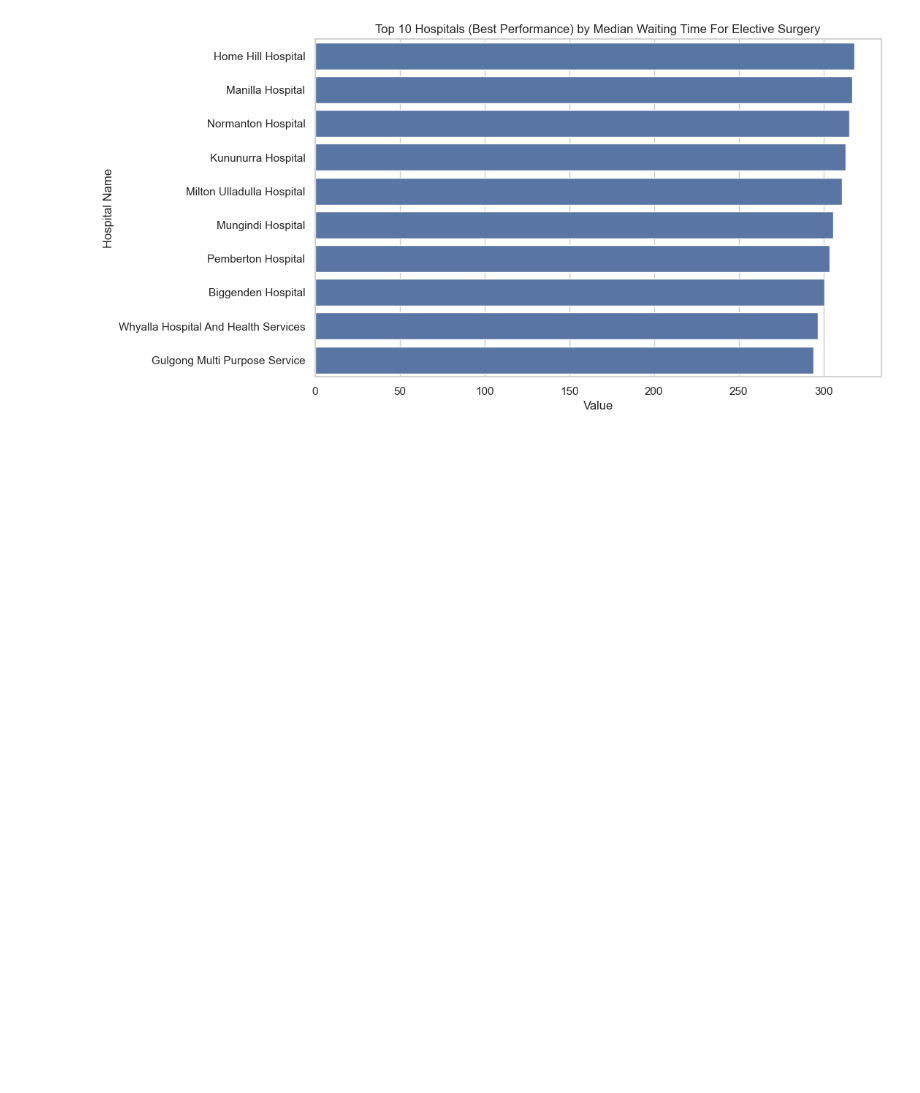
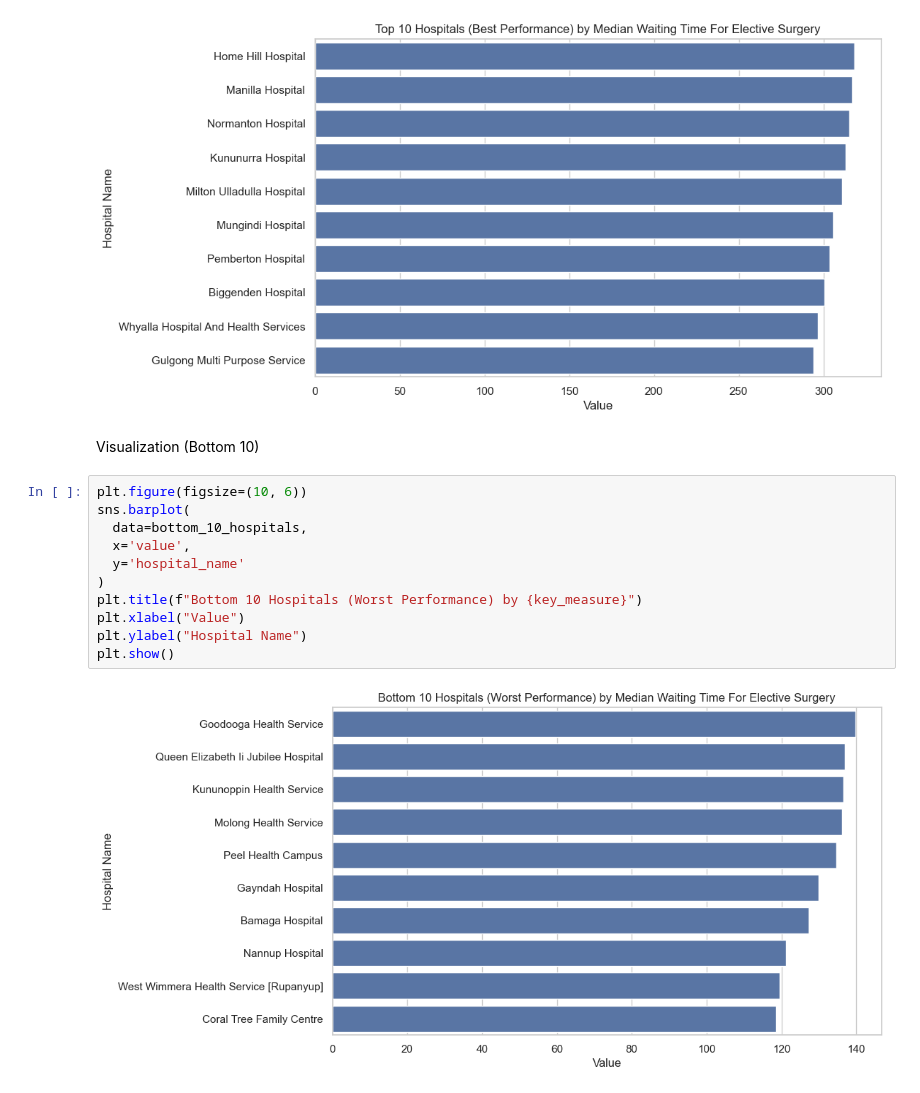
Before and after one commit to MahnoorAhmed-Dev/Hospital-Operations-Analytics-Pipeline, a Jupyter notebook: data_mining/notebooks/03_eda_top_bottom_hospitals.ipynb, the cells around one changed output. Drawn from its saved outputs; the diff is of its cells as text; blank space fills up the shorter version.

Commit message:
feat(eda): visualize bottom 10 hospitals to highlight underperformance trends

```diff
--- a/data_mining/notebooks/03_eda_top_bottom_hospitals.ipynb
+++ b/data_mining/notebooks/03_eda_top_bottom_hospitals.ipynb
@@ -146,3 +146,18 @@ plt.ylabel("Hospital Name")
 plt.show()
 # %% [output]
 [figure]
+# %% [markdown]
+Visualization (Bottom 10)
+# %%
+plt.figure(figsize=(10, 6))
+sns.barplot(
+  data=bottom_10_hospitals,
+  x='value',
+  y='hospital_name'
+)
+plt.title(f"Bottom 10 Hospitals (Worst Performance) by {key_measure}")
+plt.xlabel("Value")
+plt.ylabel("Hospital Name")
+plt.show()
+# %% [output]
+[figure, added]
```
